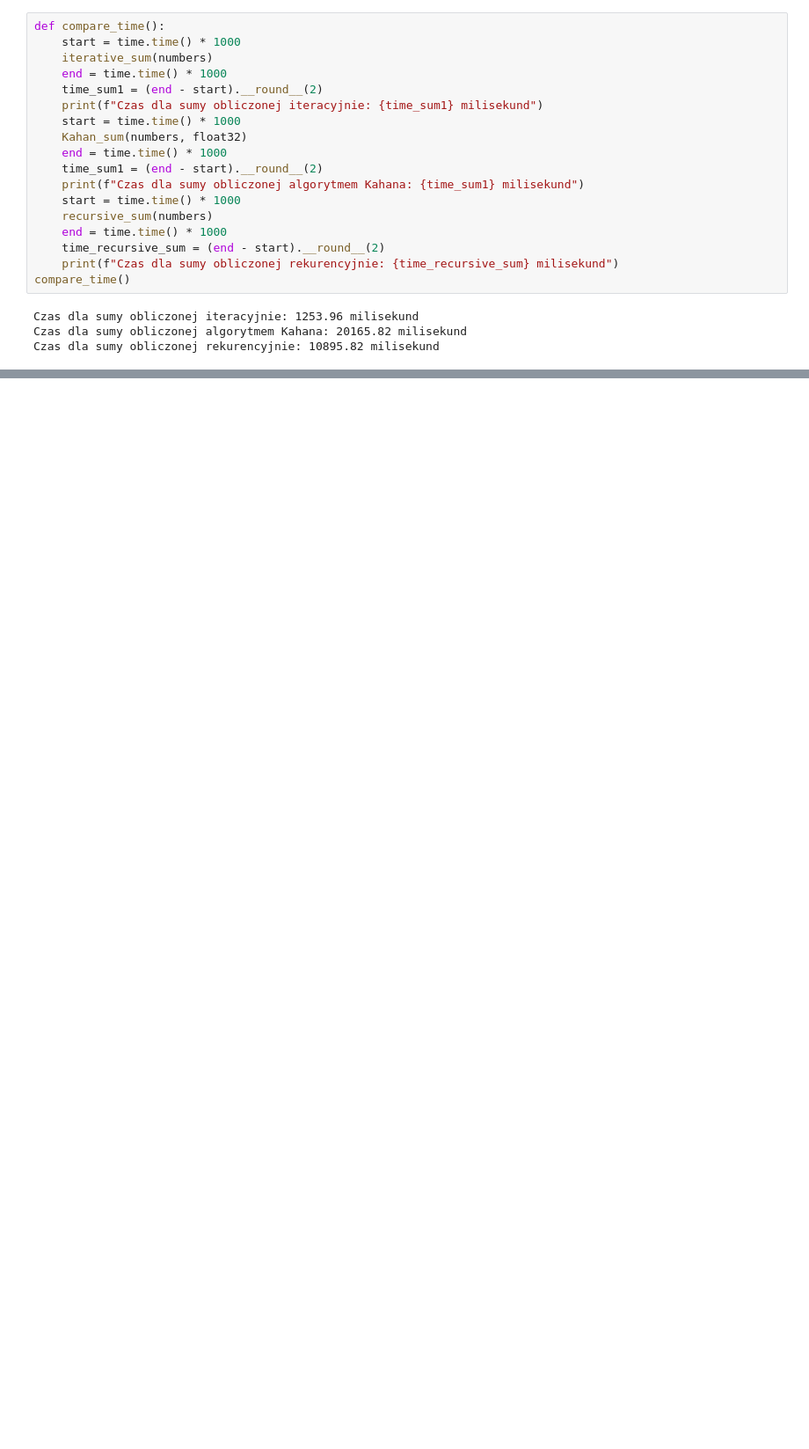
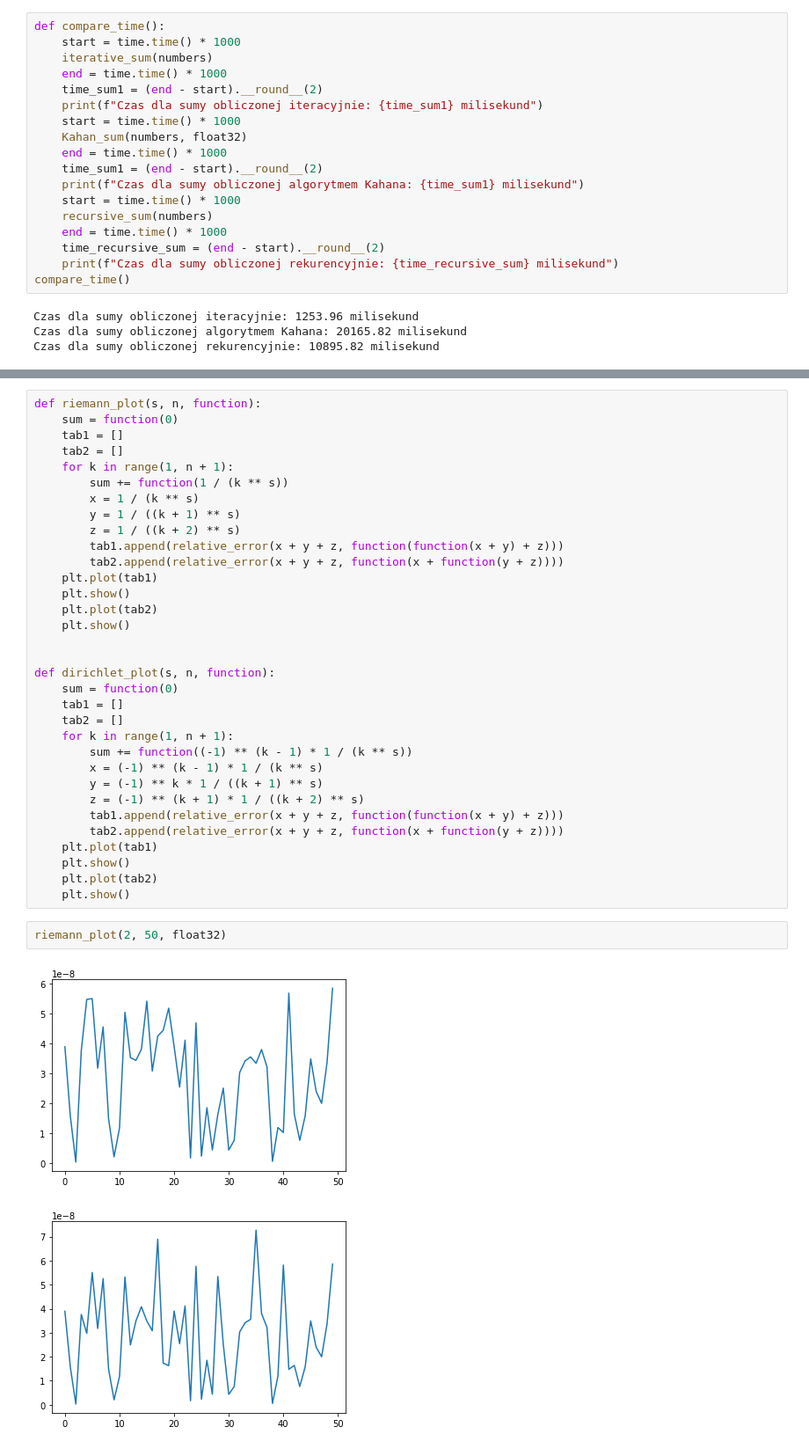
Before and after one commit to AlexMaz99/MOwNiT, a Jupyter notebook: lab1/lab1.ipynb, the cells around one changed output, grey strips where cells are left out. Shown: that part at 88% size. Drawn from its saved outputs; the diff is of its cells as text; blank space fills up the shorter version.

```diff
--- a/lab1/lab1.ipynb
+++ b/lab1/lab1.ipynb
@@ -144,0 +250,38 @@ Czas dla sumy obliczonej rekurencyjnie: 10895.82 milisekund
+# %%
+def riemann_plot(s, n, function):
+    sum = function(0)
+    tab1 = []
+    tab2 = []
+    for k in range(1, n + 1):
+        sum += function(1 / (k ** s))
+        x = 1 / (k ** s)
+        y = 1 / ((k + 1) ** s)
+        z = 1 / ((k + 2) ** s)
+        tab1.append(relative_error(x + y + z, function(function(x + y) + z)))
+        tab2.append(relative_error(x + y + z, function(x + function(y + z))))
+    plt.plot(tab1)
+    plt.show()
+    plt.plot(tab2)
+    plt.show()
+
+
+def dirichlet_plot(s, n, function):
+    sum = function(0)
+    tab1 = []
+    tab2 = []
+    for k in range(1, n + 1):
+        sum += function((-1) ** (k - 1) * 1 / (k ** s))
+        x = (-1) ** (k - 1) * 1 / (k ** s)
+        y = (-1) ** k * 1 / ((k + 1) ** s)
+        z = (-1) ** (k + 1) * 1 / ((k + 2) ** s)
+        tab1.append(relative_error(x + y + z, function(function(x + y) + z)))
+        tab2.append(relative_error(x + y + z, function(x + function(y + z))))
+    plt.plot(tab1)
+    plt.show()
+    plt.plot(tab2)
+    plt.show()
+# %%
+riemann_plot(2, 50, float32)
+# %% [output]
+[figure, added]
+[figure, added]
```
Also changed, not shown: parts of 20 cells of this notebook, 1 other file.
